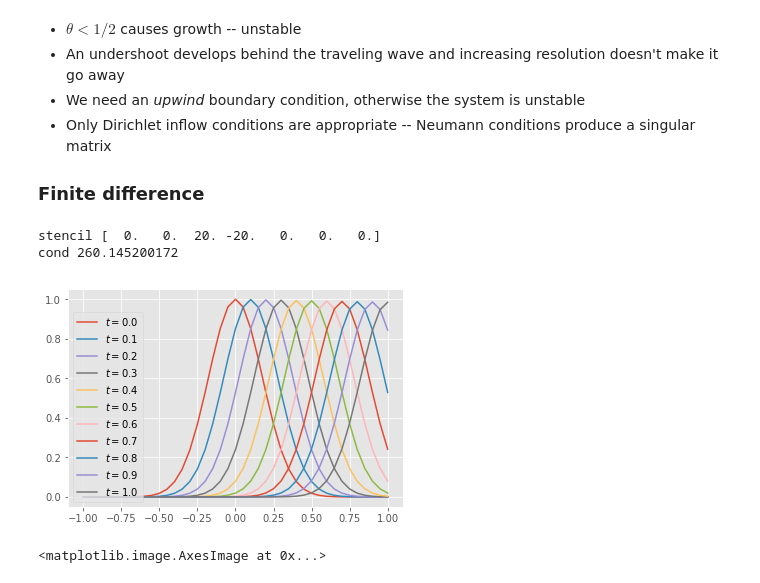
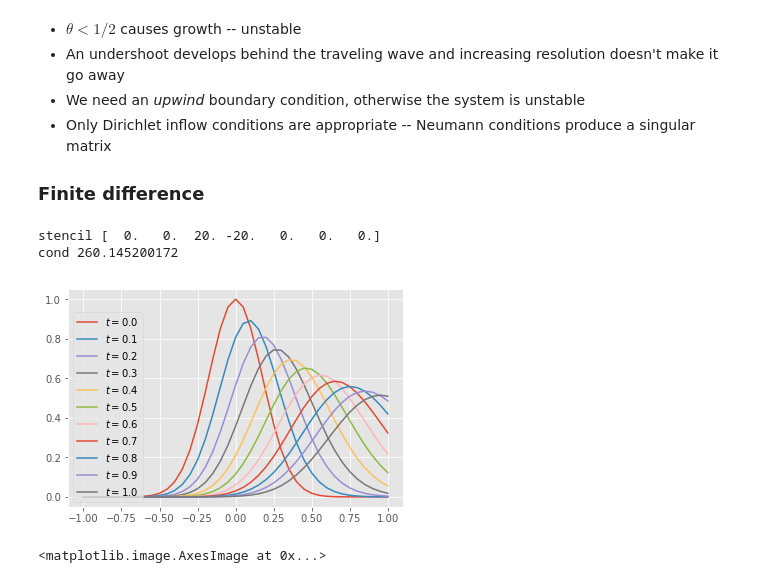
Before and after one commit to nelson15/class, a Jupyter notebook: FDTransient.ipynb, the cells around one changed output. Saved outputs shown, nothing was run; the diff lists cells and outputs as text; code cells hidden in the pictures.

```diff
--- a/FDTransient.ipynb
+++ b/FDTransient.ipynb
@@ -563,9 +563,9 @@ def advection_cheb(n, c, left=(None,None), right=(None,None)):
         bcs.append((i, func))
     return x, M, A @ numpy.linalg.inv(T[0]), bcs
 
-x, M, A, bcs = advection_cheb(40, -1, right=(0, lambda t,x: 0*x))
+x, M, A, bcs = advection_cheb(40, 1, left=(0, lambda t,x: 0*x))
 hist = dae_theta_linear(M, A, numpy.exp(-(x*4)**2), lambda t: 0*x, bcs,
-                        h=.001, theta=.5)
+                        h=.1, theta=1/2)
 for t, u in hist[::len(hist)//10]:
     pyplot.plot(x, u, label='$t={:3.1f}$'.format(t))
 pyplot.legend(loc='lower left')
@@ -592,33 +593,33 @@ pyplot.plot(lam.real, lam.imag, '.');
 # %%
 def advection_fd(n, c, stencil=2, bias=0, left=None, right=None):
     x = numpy.linspace(-1, 1, n+1)
     A = numpy.zeros((n+1,n+1))
     for i in range(n+1):
         sleft = max(0, i - stencil//2 + bias)
         sleft = min(sleft, n+1 - stencil)
         A[i,sleft:sleft+stencil] = -c*fdstencil(x[i], x[sleft:sleft+stencil])[1]
     M = numpy.eye(n+1)
     bcs = []
     for i, func in [(0, left), (-1, right)]:
         if func is None: continue
         A[i] = 0
         A[i,i] = 1
         M[i] = 0
         bcs.append((i, func))
     return x, M, A, bcs
 
 x, M, A, bcs = advection_fd(40, c=1, stencil=2, bias=0, left=lambda t,x: 0*x)
 hist = dae_theta_linear(M, A, numpy.exp(-(x*4)**2), lambda t: 0*x, bcs,
-                        h=2/(len(x)-1), theta=.01)
+                        h=2/(len(x)-1), theta=.9)
 for t, u in hist[::len(hist)//10]:
     pyplot.plot(x, u, label='$t={:3.1f}$'.format(t))
 pyplot.legend(loc='lower left')
 print('stencil', A[3,:7])
 print('cond', numpy.linalg.cond(A))
 # %% [output]
 stencil [  0.   0.  20. -20.   0.   0.   0.]
 cond 260.145200172
-[figure, old version]
+[figure, new version]
 # %%
 lam = numpy.linalg.eigvals(A[1:,1:])
 #pyplot.plot(lam.real, lam.imag, '.')
```
Also changed, not shown: parts of 8 cells of this notebook, 1 other file.
